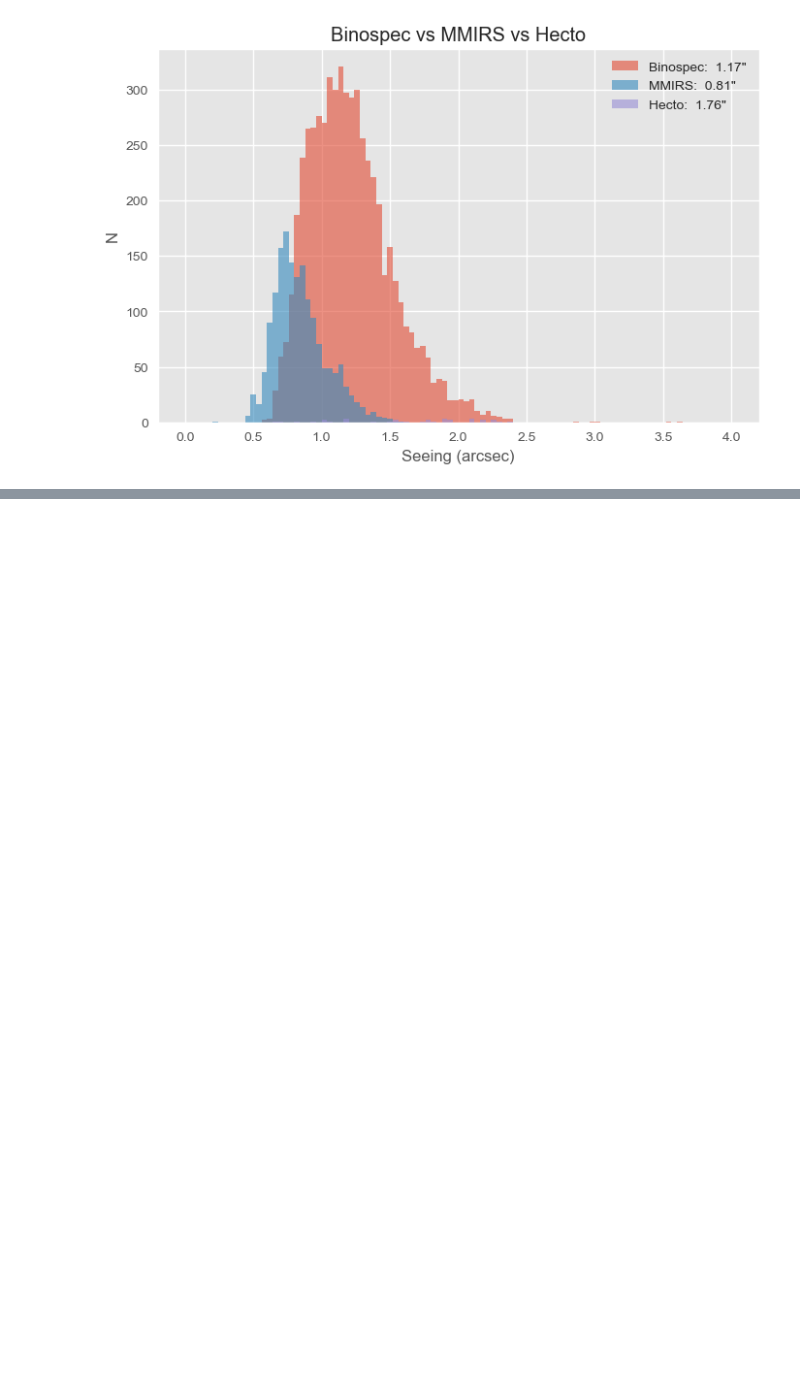
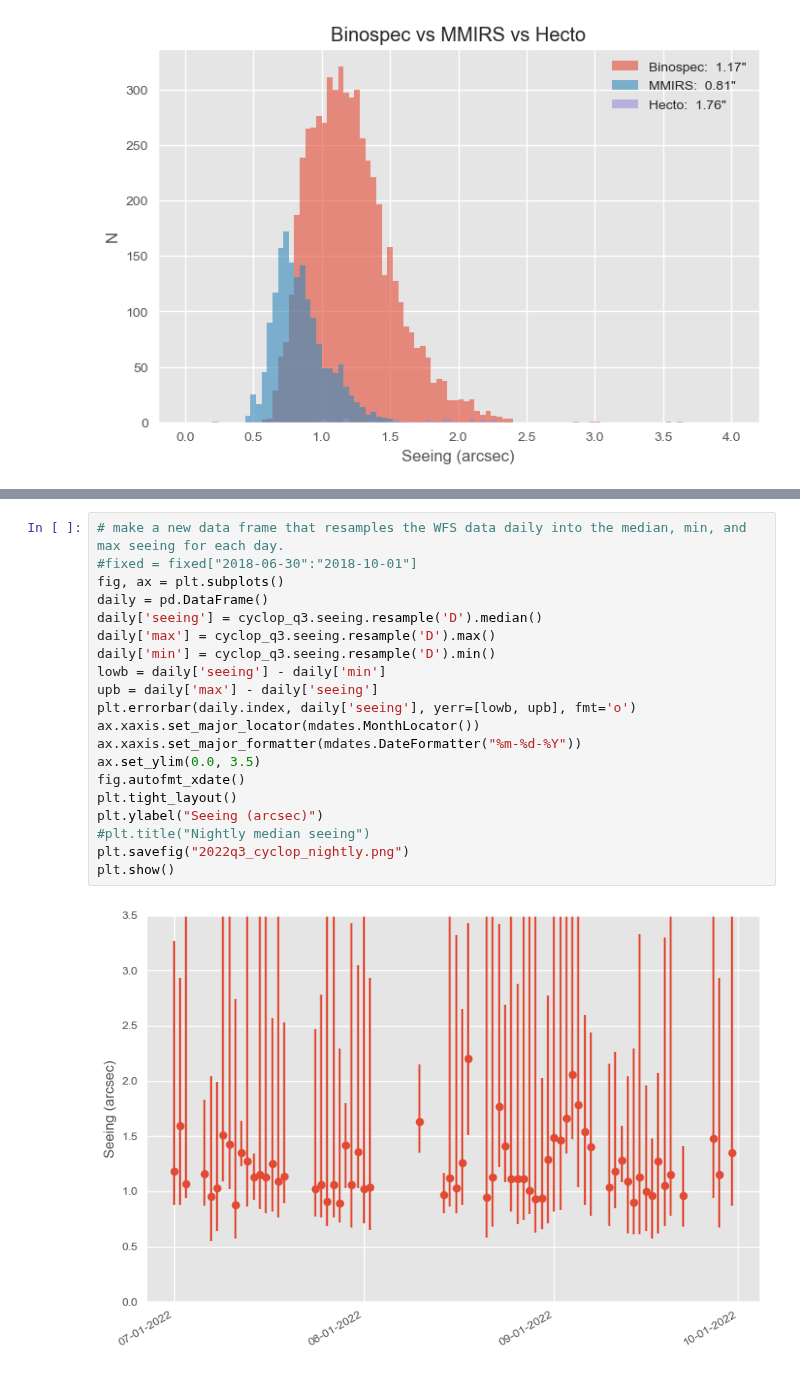
Before and after one commit to MMTObservatory/seeing_analysis, a Jupyter notebook: Seeing Summary - 2022_q3.ipynb, the cells around one changed output, grey strips where cells are left out. Drawn from its saved outputs; the diff is of its cells as text; blank space fills up the shorter version.

```diff
--- a/Seeing Summary - 2022_q3.ipynb
+++ b/Seeing Summary - 2022_q3.ipynb
@@ -225,0 +332,22 @@ mmirs = fixed[fixed['wfs'] == 'mmirs']
+# %%
+# make a new data frame that resamples the WFS data daily into the median, min, and max seeing for each day.
+#fixed = fixed["2018-06-30":"2018-10-01"]
+fig, ax = plt.subplots()
+daily = pd.DataFrame()
+daily['seeing'] = cyclop_q3.seeing.resample('D').median()
+daily['max'] = cyclop_q3.seeing.resample('D').max()
+daily['min'] = cyclop_q3.seeing.resample('D').min()
+lowb = daily['seeing'] - daily['min']
+upb = daily['max'] - daily['seeing']
+plt.errorbar(daily.index, daily['seeing'], yerr=[lowb, upb], fmt='o')
+ax.xaxis.set_major_locator(mdates.MonthLocator())
+ax.xaxis.set_major_formatter(mdates.DateFormatter("%m-%d-%Y"))
+ax.set_ylim(0.0, 3.5)
+fig.autofmt_xdate()
+plt.tight_layout()
+plt.ylabel("Seeing (arcsec)")
+#plt.title("Nightly median seeing")
+plt.savefig("2022q3_cyclop_nightly.png")
+plt.show()
+# %% [output]
+[figure, added]
```
Also changed, not shown: parts of 10 cells of this notebook, 5 other files.
